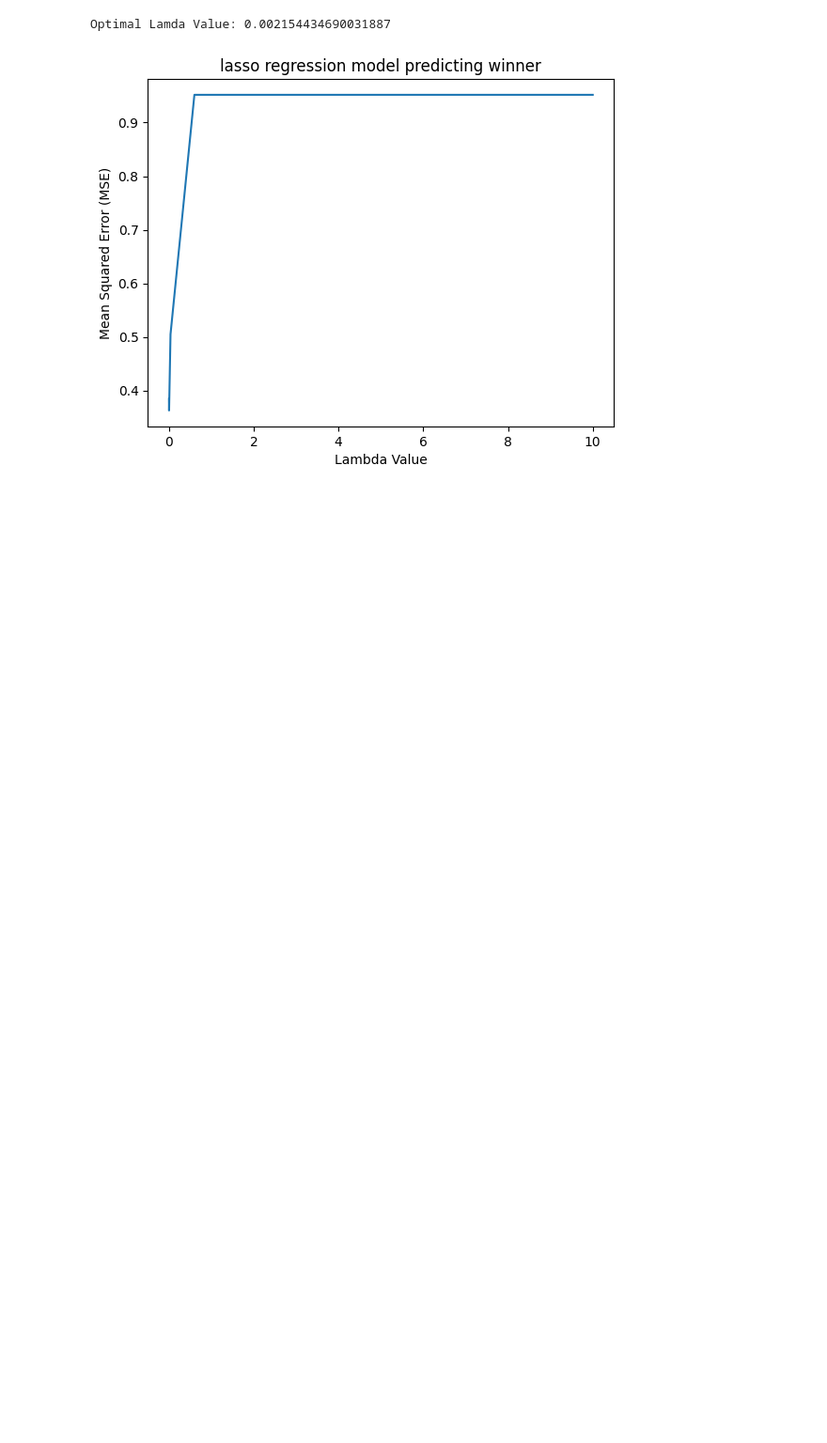
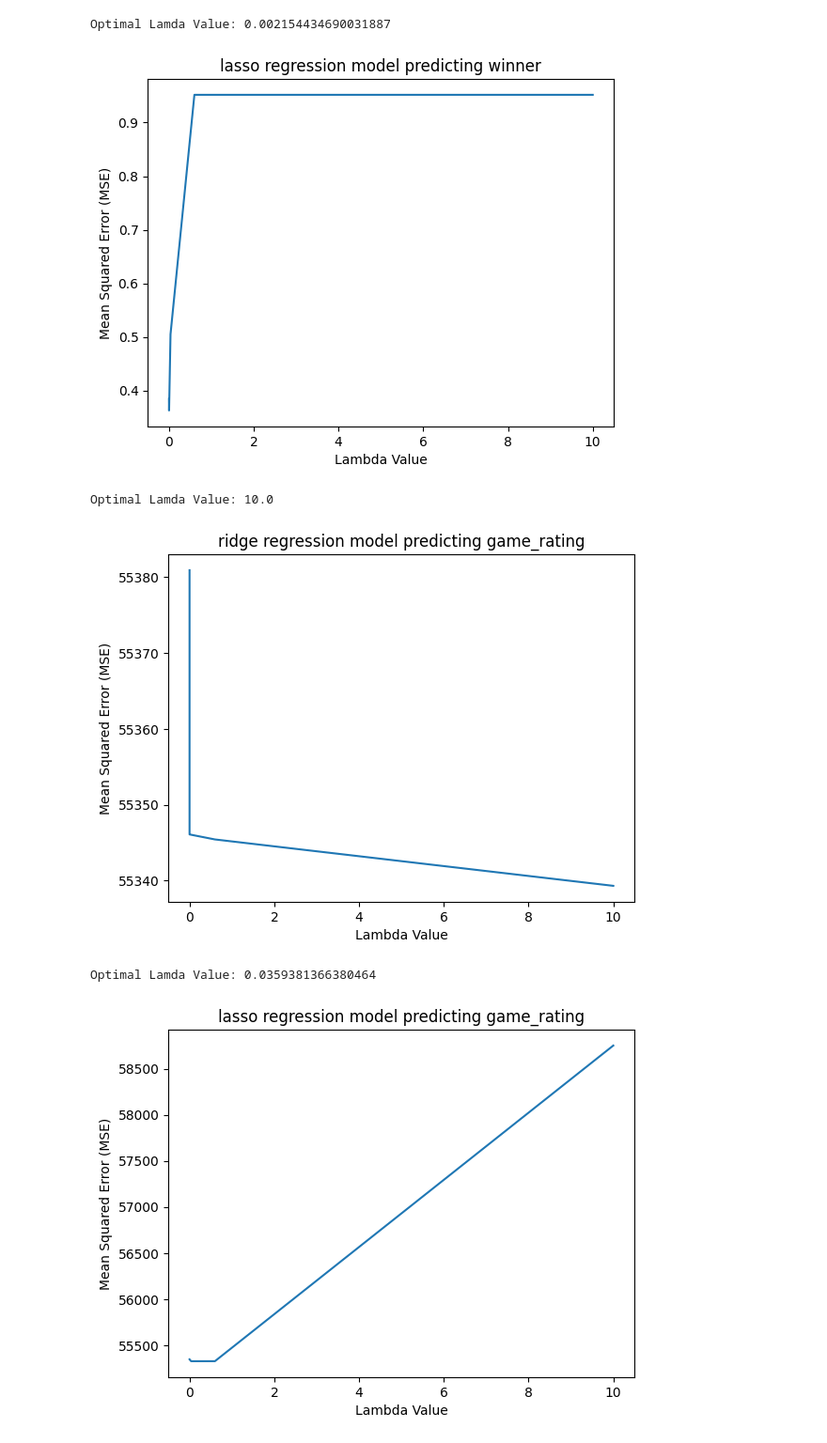
Before and after one commit to T-hawk/chess-ds-final, a Jupyter notebook: kahlil-notebook.ipynb, the cells around one changed output. Shown at 94% size. Drawn from its saved outputs; the diff is of its cells as text; code cells hidden in the pictures; blank space fills up the shorter version.

```diff
--- a/kahlil-notebook.ipynb
+++ b/kahlil-notebook.ipynb
@@ -786,3 +782,14 @@ Optimal Lamda Value: 10.0
 [figure]
 Optimal Lamda Value: 0.002154434690031887
 [figure]
+# %%
+ins = list(full_data.iloc[:, 16:].columns)
+ins.append('turns')
+outs = 'game_rating'
+runModel(full_data,ins,outs,'ridge')
+runModel(full_data,ins,outs,'lasso')
+# %% [output]
+Optimal Lamda Value: 10.0
+[figure, added]
+Optimal Lamda Value: 0.0359381366380464
+[figure, added]
```
Also changed, not shown: parts of 5 cells of this notebook, 1 other file.
